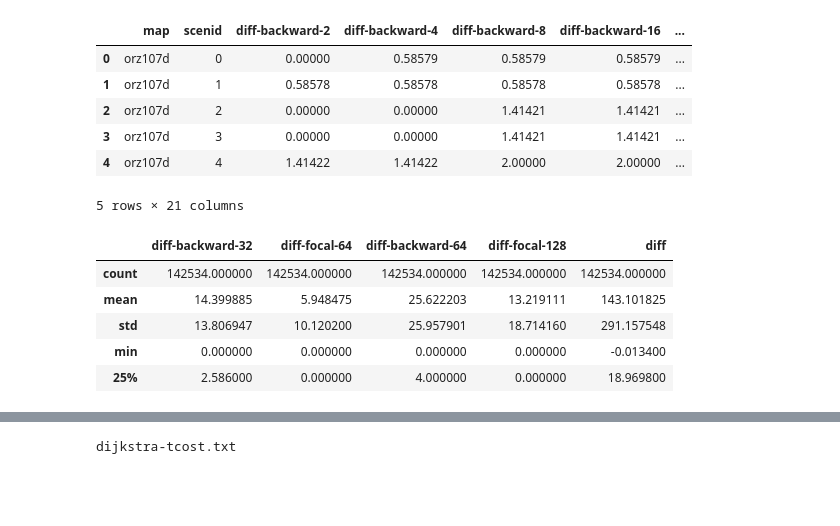
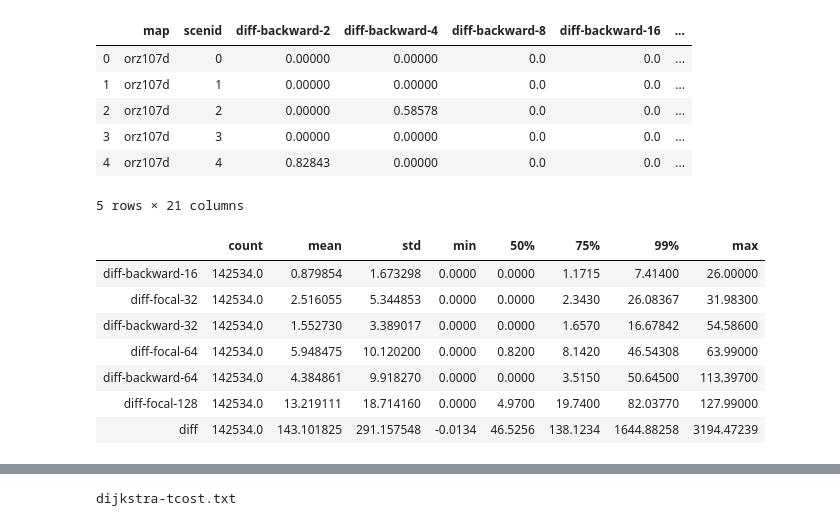
Before and after one commit to eggeek/CPD-Hsymbol-Wildcard, a Jupyter notebook: analysis/experiment.ipynb, the cells around one changed output, grey strips where cells are left out. Saved outputs shown, nothing was run; the diff lists cells and outputs as text; code cells hidden in the pictures; blank space fills up the shorter version.

```diff
--- a/analysis/experiment.ipynb
+++ b/analysis/experiment.ipynb
@@ -59,0 +118,11 @@ cpd.head()
+# %%
+# load focal
+prefix = "../outputs/focal/"
+h = [prefix + i for i in os.listdir(prefix)]
+focal = load_files(h)
+focal.insert(2, "step-cost", focal['tcost'] / focal['steps'])
+focal.insert(2, "diff", focal["distance"] - focal["expect"])
+focal.insert(2, "step-diff", focal["diff"] / focal["steps"])
+focal.insert(2, "subopt", focal["diff"] / focal["expect"])
+focal.insert(2, 'itype', 'focal')
+focal.head()
@@ -60,5 +153,4 @@ cpd.head()
 # %%
-room = cpd[cpd['map'].apply(lambda x: mtype(x) == 'room')]
-maze = cpd[cpd['map'].apply(lambda x: mtype(x) == 'maze')]
-random = cpd[cpd['map'].apply(lambda x: mtype(x) == 'random')]
-game = cpd[cpd['map'].apply(lambda x: mtype(x) == 'game')]
+game = cpd[cpd['map'].apply(lambda x: mtype(x) not in ['room', 'maze', 'random'])]
+fgame = focal[focal['map'].apply(lambda x: mtype(x) not in ['room', 'maze', 'random'])]
+tgame = tree[tree['map'].apply(lambda x: mtype(x) not in ['room', 'maze', 'random'])]
@@ -151,3 +173,3 @@ def group_cpd(cpd_df, group=["itype", "r"], index=['map', 'scenid'], col='tcost'
 # %%
 t = group_cpd(game[game['r']>0], col='diff')
-t2 = group_cpd(f_game[f_game['r']>0], col='diff')
+t2 = group_cpd(fgame[fgame['r']>0], col='diff')
@@ -158,24 +183,28 @@ t.shape
 # %%
-merged = t.merge(t2, on=['map','scenid'], how='inner').merge(t_game[['diff', 'map', 'scenid']], on=['map', 'scenid'], how='inner')
+merged = t.merge(t2, on=['map','scenid'], how='inner').merge(tgame[['diff', 'map', 'scenid']], on=['map', 'scenid'], how='inner')
 merged.head()
 # %% [output]
 |  | map | scenid | diff-backward-2 | diff-backward-4 | diff-backward-8 | diff-backward-16 | ... |
-| 0 | orz107d | 0 | 0.00000 | 0.58579 | 0.58579 | 0.58579 | ... |
-| 1 | orz107d | 1 | 0.58578 | 0.58578 | 0.58578 | 0.58578 | ... |
-| 2 | orz107d | 2 | 0.00000 | 0.00000 | 1.41421 | 1.41421 | ... |
-| 3 | orz107d | 3 | 0.00000 | 0.00000 | 1.41421 | 1.41421 | ... |
-| 4 | orz107d | 4 | 1.41422 | 1.41422 | 2.00000 | 2.00000 | ... |
+| 0 | orz107d | 0 | 0.00000 | 0.00000 | 0.0 | 0.0 | ... |
+| 1 | orz107d | 1 | 0.00000 | 0.00000 | 0.0 | 0.0 | ... |
+| 2 | orz107d | 2 | 0.00000 | 0.58578 | 0.0 | 0.0 | ... |
+| 3 | orz107d | 3 | 0.00000 | 0.00000 | 0.0 | 0.0 | ... |
+| 4 | orz107d | 4 | 0.82843 | 0.00000 | 0.0 | 0.0 | ... |
 5 rows × 21 columns
 # %%
-desc = merged[['diff-backward-32', 'diff-focal-64', 'diff-backward-64', 'diff-focal-128', 'diff']].describe()
-desc.head()
+desc = merged[['diff-backward-16', 'diff-focal-32',
+               'diff-backward-32', 'diff-focal-64',
+               'diff-backward-64', 'diff-focal-128', 'diff']].describe(percentiles=[0.5, 0.75, 0.99])
+desc.T
 # %% [output]
-|  | diff-backward-32 | diff-focal-64 | diff-backward-64 | diff-focal-128 | diff |
-| count | 142534.000000 | 142534.000000 | 142534.000000 | 142534.000000 | 142534.000000 |
-| mean | 14.399885 | 5.948475 | 25.622203 | 13.219111 | 143.101825 |
-| std | 13.806947 | 10.120200 | 25.957901 | 18.714160 | 291.157548 |
-| min | 0.000000 | 0.000000 | 0.000000 | 0.000000 | -0.013400 |
-| 25% | 2.586000 | 0.000000 | 4.000000 | 0.000000 | 18.969800 |
+|  | count | mean | std | min | 50% | 75% | 99% | max |
+| diff-backward-16 | 142534.0 | 0.879854 | 1.673298 | 0.0000 | 0.0000 | 1.1715 | 7.41400 | 26.00000 |
+| diff-focal-32 | 142534.0 | 2.516055 | 5.344853 | 0.0000 | 0.0000 | 2.3430 | 26.08367 | 31.98300 |
+| diff-backward-32 | 142534.0 | 1.552730 | 3.389017 | 0.0000 | 0.0000 | 1.6570 | 16.67842 | 54.58600 |
+| diff-focal-64 | 142534.0 | 5.948475 | 10.120200 | 0.0000 | 0.8200 | 8.1420 | 46.54308 | 63.99000 |
+| diff-backward-64 | 142534.0 | 4.384861 | 9.918270 | 0.0000 | 0.0000 | 3.5150 | 50.64500 | 113.39700 |
+| diff-focal-128 | 142534.0 | 13.219111 | 18.714160 | 0.0000 | 4.9700 | 19.7400 | 82.03770 | 127.99000 |
+| diff | 142534.0 | 143.101825 | 291.157548 | -0.0134 | 46.5256 | 138.1234 | 1644.88258 | 3194.47239 |
 # %%
 print (desc.round(2).T.drop(columns=['count']).to_latex())
 # %% [output]
```
Also changed, not shown: parts of 128 cells of this notebook, 12 other files.
